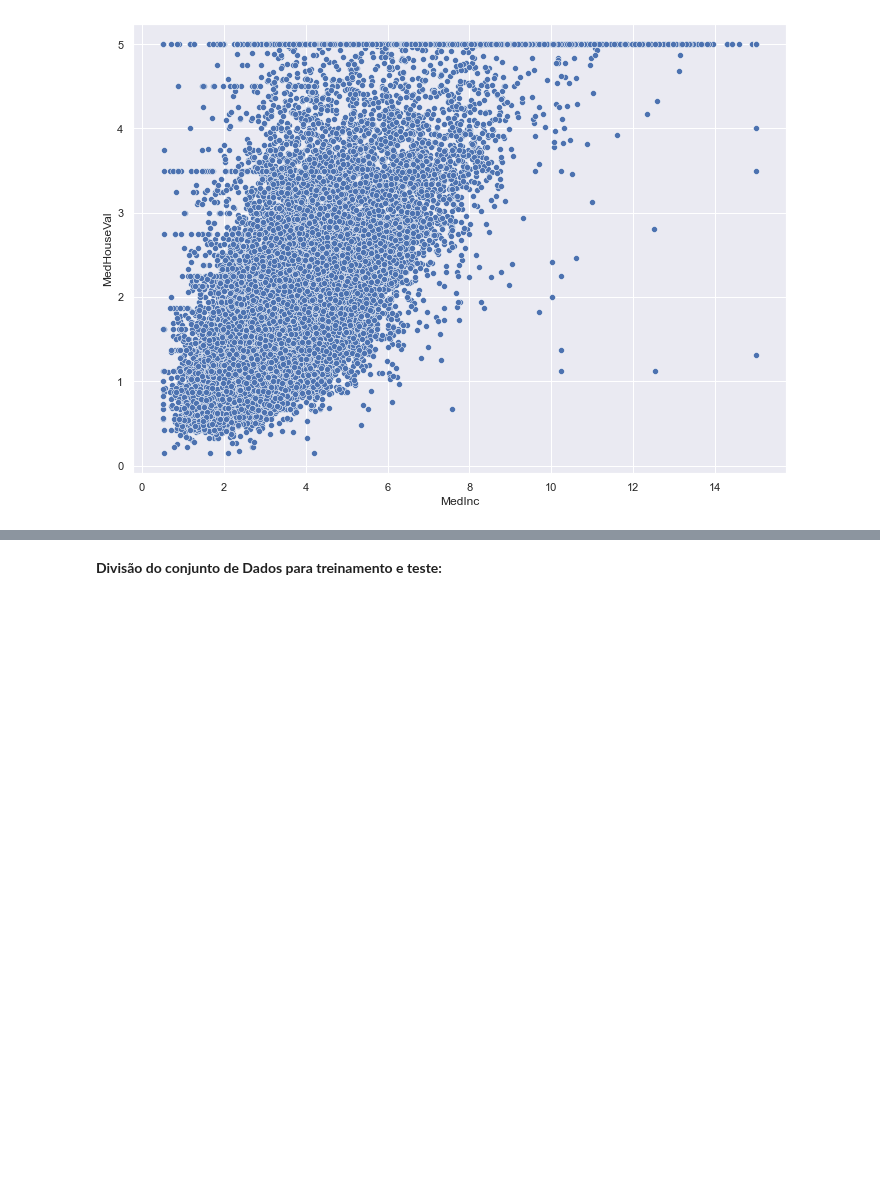
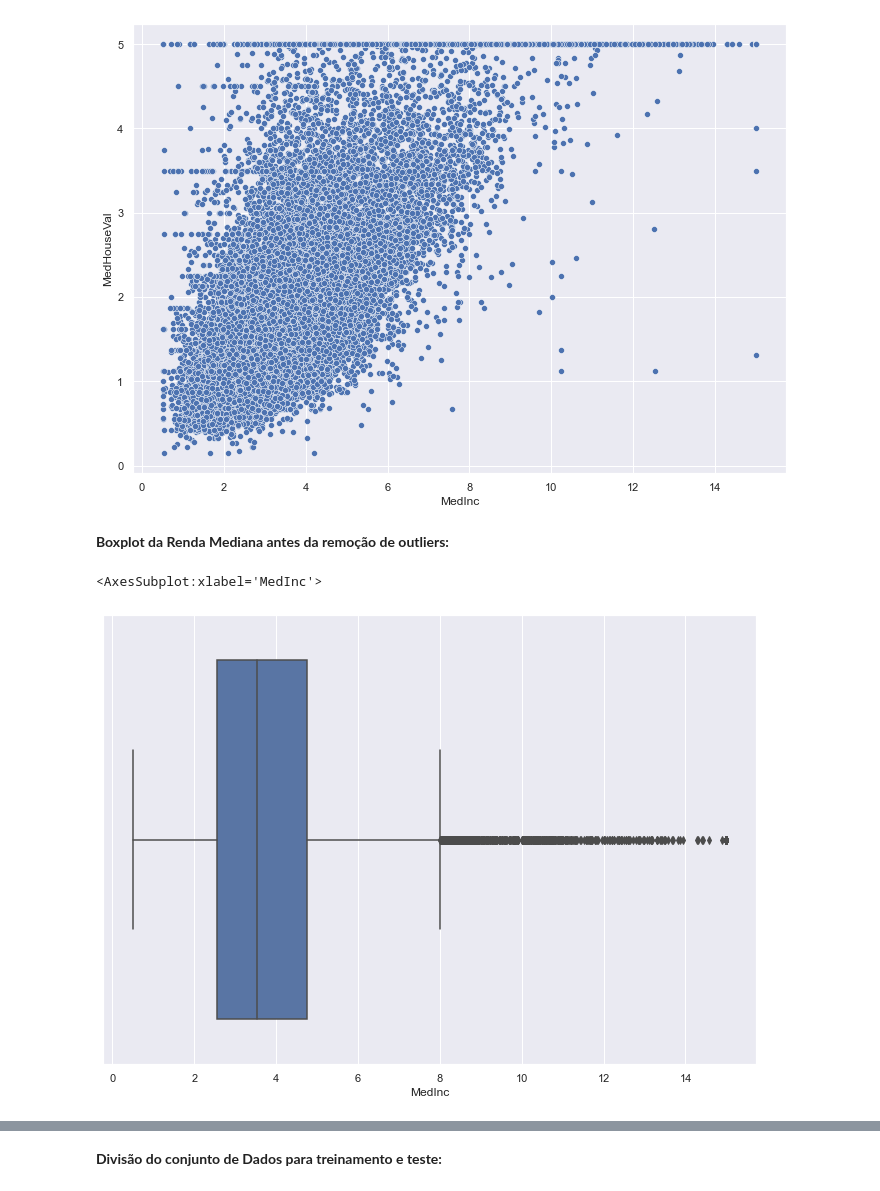
Before and after one commit to gabriellfelix/linear_regressions, a Jupyter notebook: 02. Linear Regression on California Housing Dataset/Linear Regression on California Housing.ipynb, the cells around one changed output, grey strips where cells are left out. Saved outputs shown, nothing was run; the diff lists cells and outputs as text; code cells hidden in the pictures; blank space fills up the shorter version.

Commit message:
add outliers extractor

```diff
--- a/02. Linear Regression on California Housing Dataset/Linear Regression on California Housing.ipynb
+++ b/02. Linear Regression on California Housing Dataset/Linear Regression on California Housing.ipynb
@@ -158,0 +194,9 @@ ax = sns.scatterplot(x=california["MedInc"], y=california["MedHouseVal"], marker
+# %%
+# Exibindo o boxplot da variável MedInc (Renda Mediana) antes da remoção de outliers
+
+display(Markdown("**Boxplot da Renda Mediana antes da remoção de outliers:**"))
+sns.boxplot(x=california["MedInc"], orient='h')
+# %% [output]
+**Boxplot da Renda Mediana antes da remoção de outliers:**
+<AxesSubplot:xlabel='MedInc'>
+[figure, added]
```
Also changed, not shown: parts of 12 cells of this notebook.
